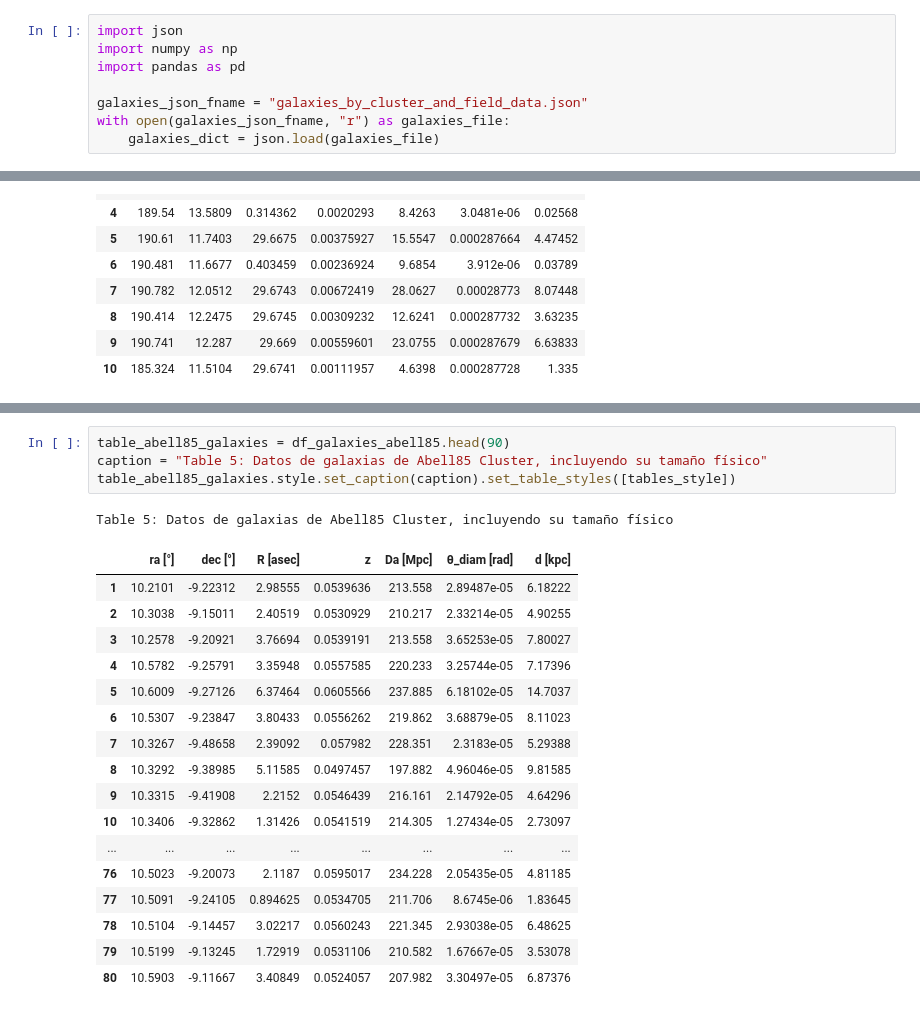
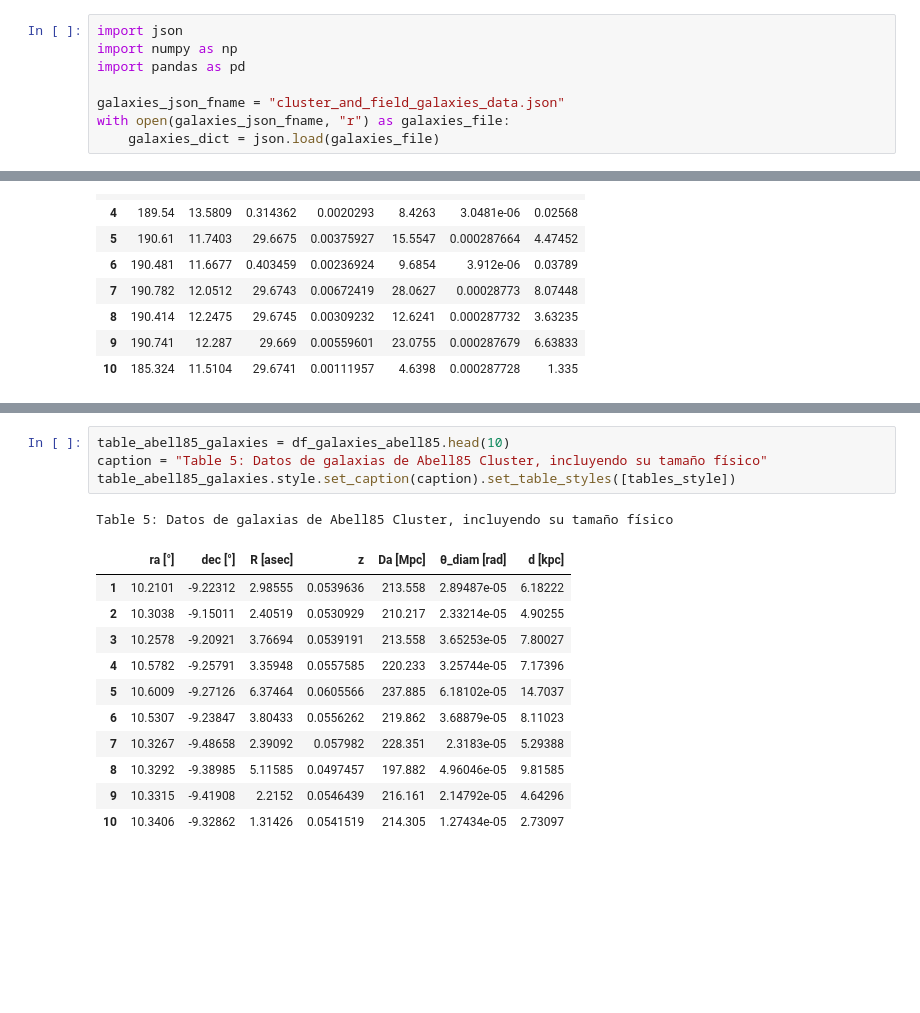
Before and after one commit to mrosanes/galaxysize, a Jupyter notebook: GalaxyDistancesCosmo.ipynb, the cells around one changed output, grey strips where cells are left out. Saved outputs shown, nothing was run; the diff lists cells and outputs as text; blank space fills up the shorter version.

```diff
--- a/GalaxyDistancesCosmo.ipynb
+++ b/GalaxyDistancesCosmo.ipynb
@@ -5,7 +5,7 @@ import json
 import numpy as np
 import pandas as pd
 
-galaxies_json_fname = "galaxies_by_cluster_and_field_data.json"
+galaxies_json_fname = "cluster_and_field_galaxies_data.json"
 with open(galaxies_json_fname, "r") as galaxies_file:
     galaxies_dict = json.load(galaxies_file)
 # %%
@@ -107,23 +101,17 @@ Table 4: Datos de galaxias de Coma Cluster, incluyendo su tamaño físico
 # %%
-table_abell85_galaxies = df_galaxies_abell85.head(90)
+table_abell85_galaxies = df_galaxies_abell85.head(10)
 caption = "Table 5: Datos de galaxias de Abell85 Cluster, incluyendo su tamaño físico"
 table_abell85_galaxies.style.set_caption(caption).set_table_styles([tables_style])
 # %% [output]
 Table 5: Datos de galaxias de Abell85 Cluster, incluyendo su tamaño físico
 |  | ra [°] | dec [°] | R [asec] | z | Da [Mpc] | θ_diam [rad] | d [kpc] |
 | 1 | 10.2101 | -9.22312 | 2.98555 | 0.0539636 | 213.558 | 2.89487e-05 | 6.18222 |
 | 2 | 10.3038 | -9.15011 | 2.40519 | 0.0530929 | 210.217 | 2.33214e-05 | 4.90255 |
 | 3 | 10.2578 | -9.20921 | 3.76694 | 0.0539191 | 213.558 | 3.65253e-05 | 7.80027 |
 | 4 | 10.5782 | -9.25791 | 3.35948 | 0.0557585 | 220.233 | 3.25744e-05 | 7.17396 |
 | 5 | 10.6009 | -9.27126 | 6.37464 | 0.0605566 | 237.885 | 6.18102e-05 | 14.7037 |
 | 6 | 10.5307 | -9.23847 | 3.80433 | 0.0556262 | 219.862 | 3.68879e-05 | 8.11023 |
 | 7 | 10.3267 | -9.48658 | 2.39092 | 0.057982 | 228.351 | 2.3183e-05 | 5.29388 |
 | 8 | 10.3292 | -9.38985 | 5.11585 | 0.0497457 | 197.882 | 4.96046e-05 | 9.81585 |
 | 9 | 10.3315 | -9.41908 | 2.2152 | 0.0546439 | 216.161 | 2.14792e-05 | 4.64296 |
 | 10 | 10.3406 | -9.32862 | 1.31426 | 0.0541519 | 214.305 | 1.27434e-05 | 2.73097 |
-| ... | ... | ... | ... | ... | ... | ... | ... |
-| 76 | 10.5023 | -9.20073 | 2.1187 | 0.0595017 | 234.228 | 2.05435e-05 | 4.81185 |
-| 77 | 10.5091 | -9.24105 | 0.894625 | 0.0534705 | 211.706 | 8.6745e-06 | 1.83645 |
-| 78 | 10.5104 | -9.14457 | 3.02217 | 0.0560243 | 221.345 | 2.93038e-05 | 6.48625 |
-| 79 | 10.5199 | -9.13245 | 1.72919 | 0.0531106 | 210.582 | 1.67667e-05 | 3.53078 |
-| 80 | 10.5903 | -9.11667 | 3.40849 | 0.0524057 | 207.982 | 3.30497e-05 | 6.87376 |
```
Also changed, not shown: parts of 1 cell of this notebook.
